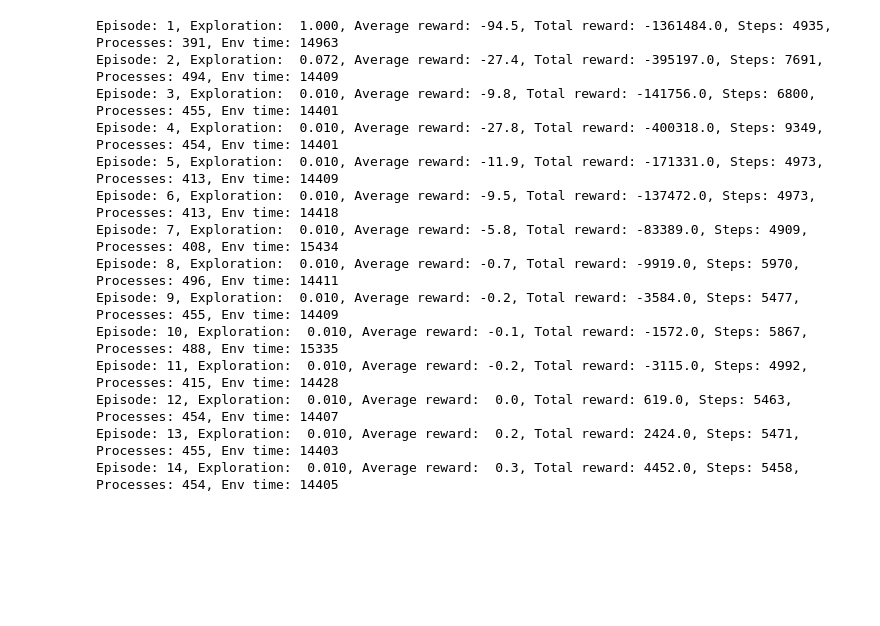
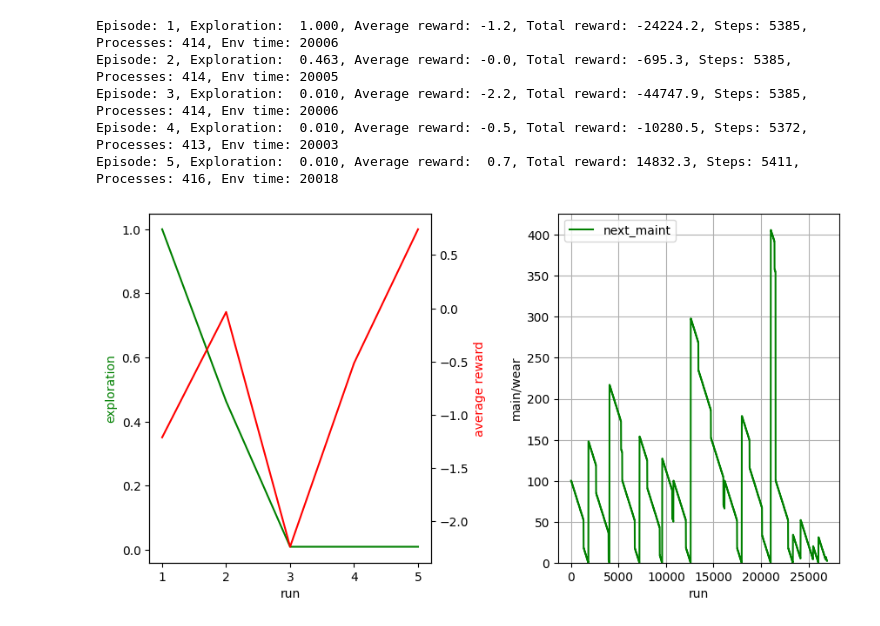
Before and after one commit to wolanski/FAS-simulation-RL, a Jupyter notebook: experiments.ipynb, the cells around one changed output. Cells and saved outputs as stored; diff of their text form; code cells hidden in the pictures; blank space fills up the shorter version.

Commit message:
new reward policy func and more

```diff
--- a/experiments.ipynb
+++ b/experiments.ipynb
@@ -1,19 +1,11 @@
 # %%
 from modules.rl_agents import main
-# %%
-last_run = main.ddqn_main()
-# %% [output]
-Episode: 1, Exploration:  1.000, Average reward: -94.5, Total reward: -1361484.0, Steps: 4935, Processes: 391, Env time: 14963
-Episode: 2, Exploration:  0.072, Average reward: -27.4, Total reward: -395197.0, Steps: 7691, Processes: 494, Env time: 14409
-Episode: 3, Exploration:  0.010, Average reward: -9.8, Total reward: -141756.0, Steps: 6800, Processes: 455, Env time: 14401
-Episode: 4, Exploration:  0.010, Average reward: -27.8, Total reward: -400318.0, Steps: 9349, Processes: 454, Env time: 14401
-Episode: 5, Exploration:  0.010, Average reward: -11.9, Total reward: -171331.0, Steps: 4973, Processes: 413, Env time: 14409
-Episode: 6, Exploration:  0.010, Average reward: -9.5, Total reward: -137472.0, Steps: 4973, Processes: 413, Env time: 14418
-Episode: 7, Exploration:  0.010, Average reward: -5.8, Total reward: -83389.0, Steps: 4909, Processes: 408, Env time: 15434
-Episode: 8, Exploration:  0.010, Average reward: -0.7, Total reward: -9919.0, Steps: 5970, Processes: 496, Env time: 14411
-Episode: 9, Exploration:  0.010, Average reward: -0.2, Total reward: -3584.0, Steps: 5477, Processes: 455, Env time: 14409
-Episode: 10, Exploration:  0.010, Average reward: -0.1, Total reward: -1572.0, Steps: 5867, Processes: 488, Env time: 15335
-Episode: 11, Exploration:  0.010, Average reward: -0.2, Total reward: -3115.0, Steps: 4992, Processes: 415, Env time: 14428
-Episode: 12, Exploration:  0.010, Average reward:  0.0, Total reward: 619.0, Steps: 5463, Processes: 454, Env time: 14407
-Episode: 13, Exploration:  0.010, Average reward:  0.2, Total reward: 2424.0, Steps: 5471, Processes: 455, Env time: 14403
-Episode: 14, Exploration:  0.010, Average reward:  0.3, Total reward: 4452.0, Steps: 5458, Processes: 454, Env time: 14405
+# %%
+main.ddqn_main()
+# %% [output]
+Episode: 1, Exploration:  1.000, Average reward: -1.2, Total reward: -24224.2, Steps: 5385, Processes: 414, Env time: 20006
+Episode: 2, Exploration:  0.463, Average reward: -0.0, Total reward: -695.3, Steps: 5385, Processes: 414, Env time: 20005
+Episode: 3, Exploration:  0.010, Average reward: -2.2, Total reward: -44747.9, Steps: 5385, Processes: 414, Env time: 20006
+Episode: 4, Exploration:  0.010, Average reward: -0.5, Total reward: -10280.5, Steps: 5372, Processes: 413, Env time: 20003
+Episode: 5, Exploration:  0.010, Average reward:  0.7, Total reward: 14832.3, Steps: 5411, Processes: 416, Env time: 20018
+[figure, added]
```
Also changed, not shown: 13 other files.
